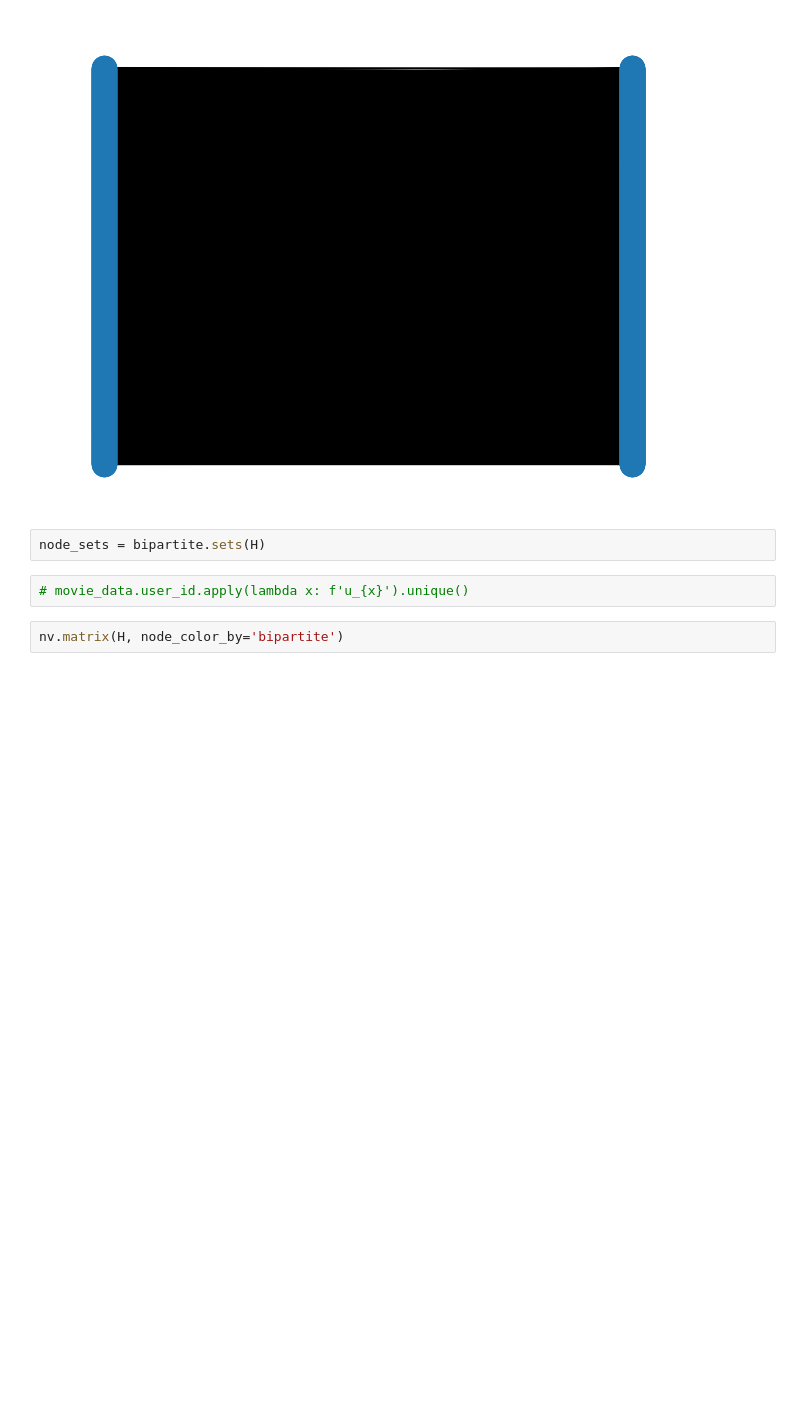
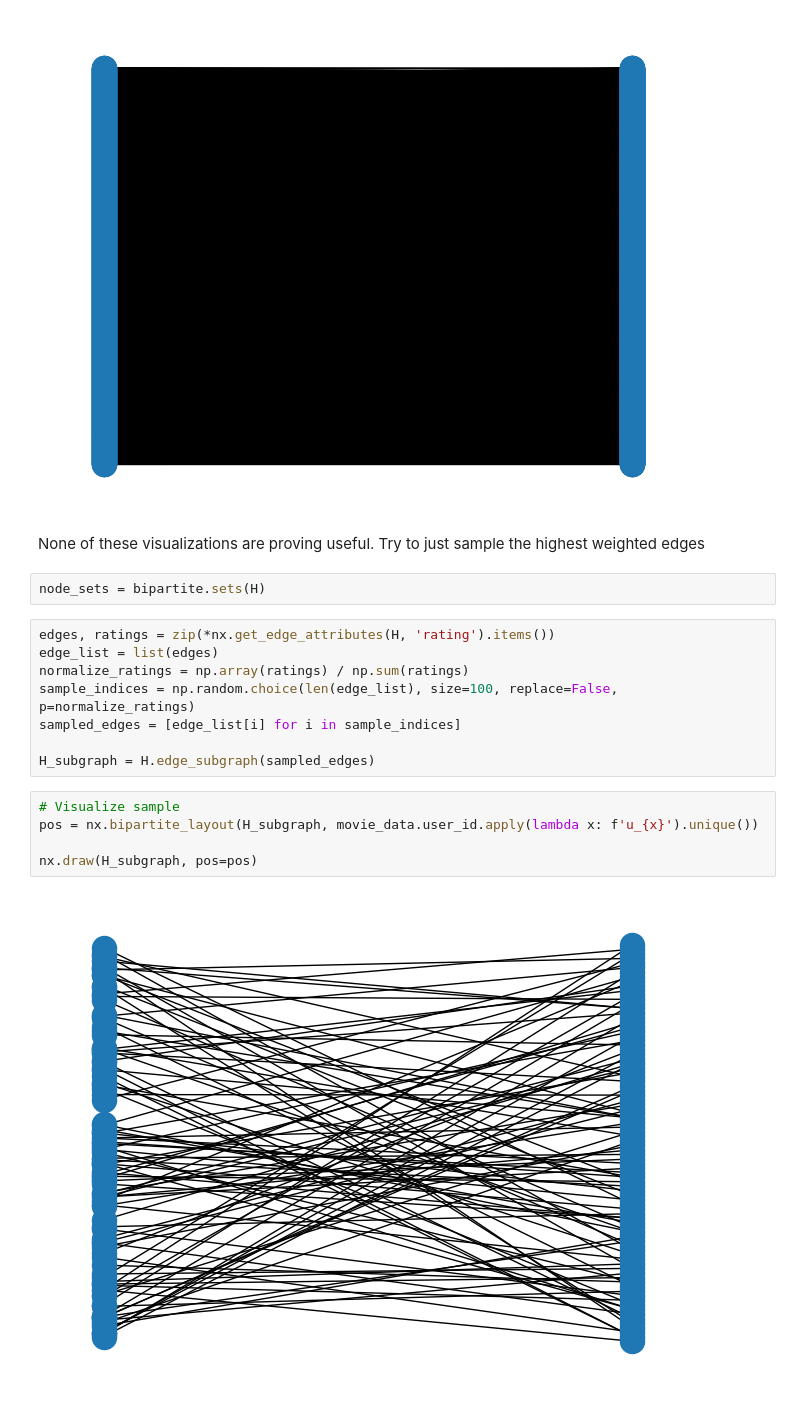
Before and after one commit to pkyoyetera/dynamic-graph-evolution, a Jupyter notebook: notebooks/movie_lens.ipynb, the cells around one changed output. Saved outputs shown, nothing was run; the diff lists cells and outputs as text; blank space fills up the shorter version.

Commit message:
smaller sampled graph

```diff
--- a/notebooks/movie_lens.ipynb
+++ b/notebooks/movie_lens.ipynb
@@ -387,9 +387,22 @@ pos = nx.bipartite_layout(H, movie_data.user_id.apply(lambda x: f'u_{x}').unique
 nx.draw(H, pos=pos)
 # %% [output]
 [figure]
+# %% [markdown]
+None of these visualizations are proving useful. Try to just sample the highest weighted edges
 # %%
 node_sets = bipartite.sets(H)
 # %%
-# movie_data.user_id.apply(lambda x: f'u_{x}').unique()
+edges, ratings = zip(*nx.get_edge_attributes(H, 'rating').items())
+edge_list = list(edges)
+normalize_ratings = np.array(ratings) / np.sum(ratings)
+sample_indices = np.random.choice(len(edge_list), size=100, replace=False, p=normalize_ratings)
+sampled_edges = [edge_list[i] for i in sample_indices]
+
+H_subgraph = H.edge_subgraph(sampled_edges)
 # %%
-nv.matrix(H, node_color_by='bipartite')
+# Visualize sample
+pos = nx.bipartite_layout(H_subgraph, movie_data.user_id.apply(lambda x: f'u_{x}').unique())
+
+nx.draw(H_subgraph, pos=pos)
+# %% [output]
+[figure, added]
```
Also changed, not shown: parts of 3 cells of this notebook.
